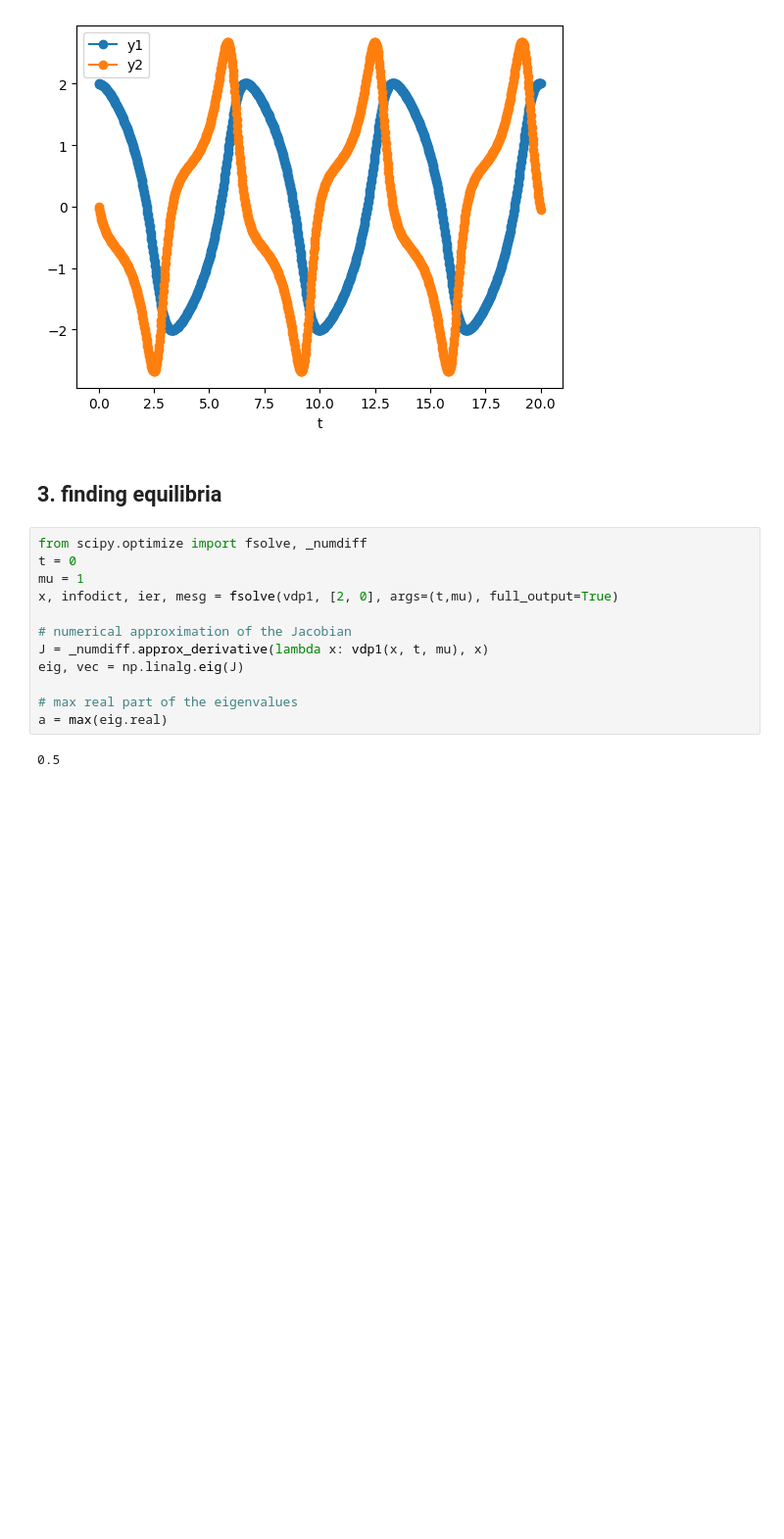
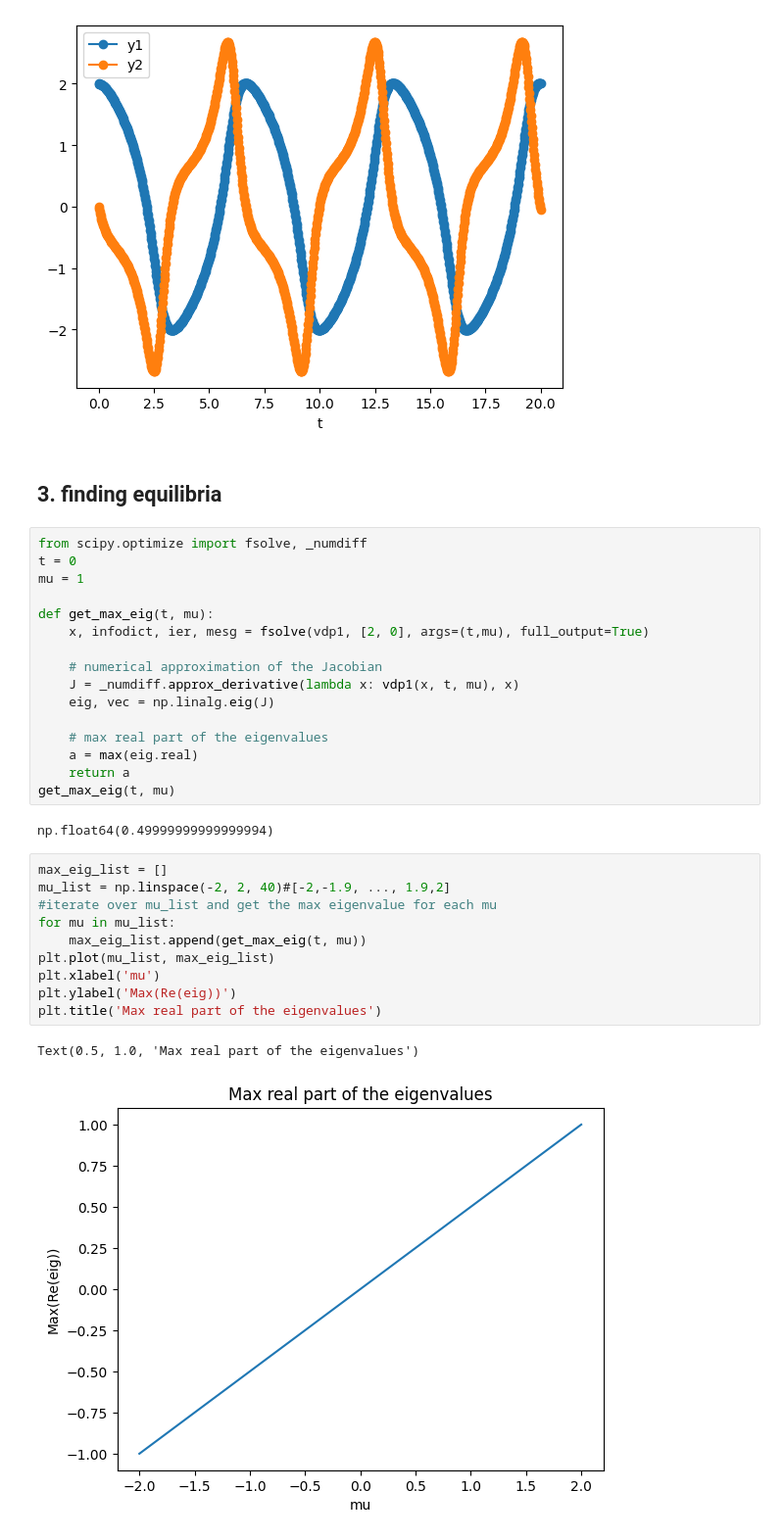
Before and after one commit to MATH564-WI25/van_der_pol_python1, a Jupyter notebook: vdp_ruby.ipynb, the cells around one changed output. Shown at 98% size. Drawn from its saved outputs; the diff is of its cells as text; blank space fills up the shorter version.

Commit message:
added a eig vs. mu plot

```diff
--- a/vdp_ruby.ipynb
+++ b/vdp_ruby.ipynb
@@ -50,13 +50,30 @@ plt.legend()
 from scipy.optimize import fsolve, _numdiff
 t = 0
 mu = 1
-x, infodict, ier, mesg = fsolve(vdp1, [2, 0], args=(t,mu), full_output=True)
 
-# numerical approximation of the Jacobian
-J = _numdiff.approx_derivative(lambda x: vdp1(x, t, mu), x)
-eig, vec = np.linalg.eig(J)
+def get_max_eig(t, mu):
+    x, infodict, ier, mesg = fsolve(vdp1, [2, 0], args=(t,mu), full_output=True)
 
-# max real part of the eigenvalues
-a = max(eig.real)
+    # numerical approximation of the Jacobian
+    J = _numdiff.approx_derivative(lambda x: vdp1(x, t, mu), x)
+    eig, vec = np.linalg.eig(J)
+
+    # max real part of the eigenvalues
+    a = max(eig.real)
+    return a
+get_max_eig(t, mu)
 # %% [output]
-0.5
+np.float64(0.49999999999999994)
+# %%
+max_eig_list = []
+mu_list = np.linspace(-2, 2, 40)#[-2,-1.9, ..., 1.9,2]
+#iterate over mu_list and get the max eigenvalue for each mu
+for mu in mu_list:
+    max_eig_list.append(get_max_eig(t, mu))
+plt.plot(mu_list, max_eig_list)
+plt.xlabel('mu')
+plt.ylabel('Max(Re(eig))')
+plt.title('Max real part of the eigenvalues')
+# %% [output]
+Text(0.5, 1.0, 'Max real part of the eigenvalues')
+[figure, added]
```
